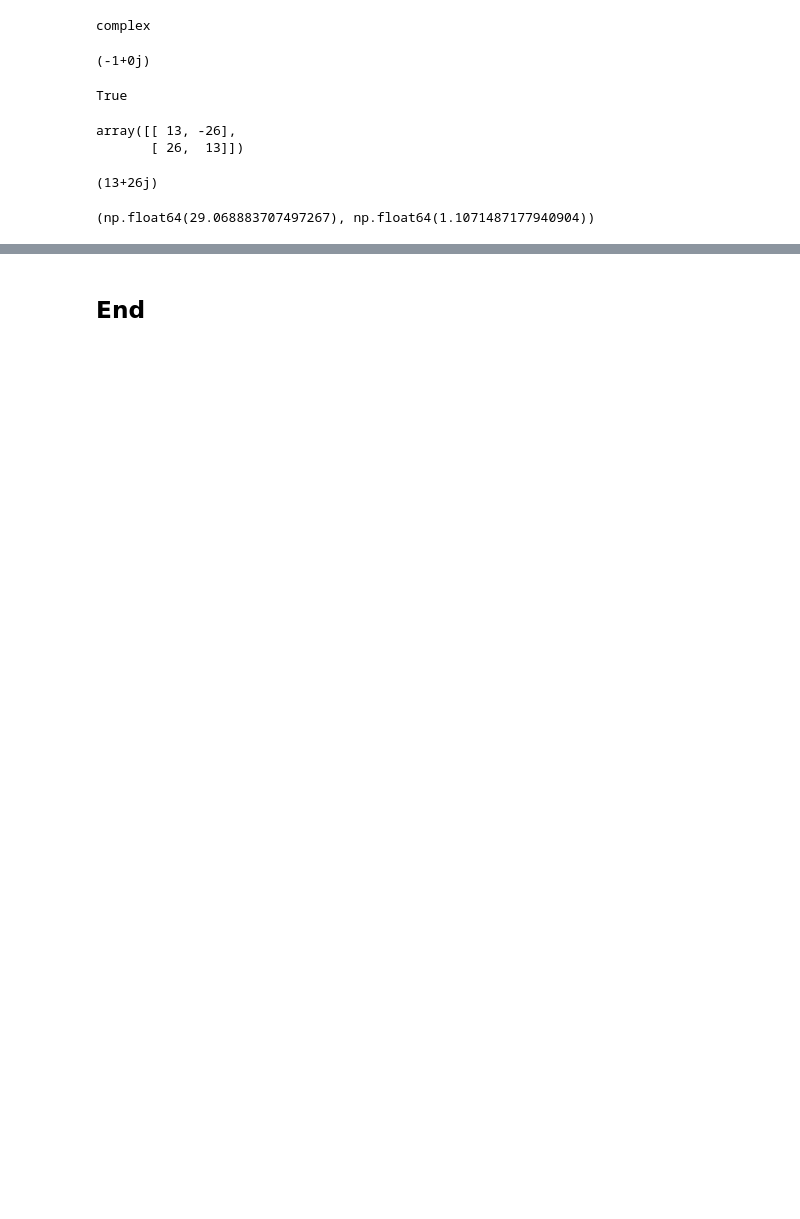
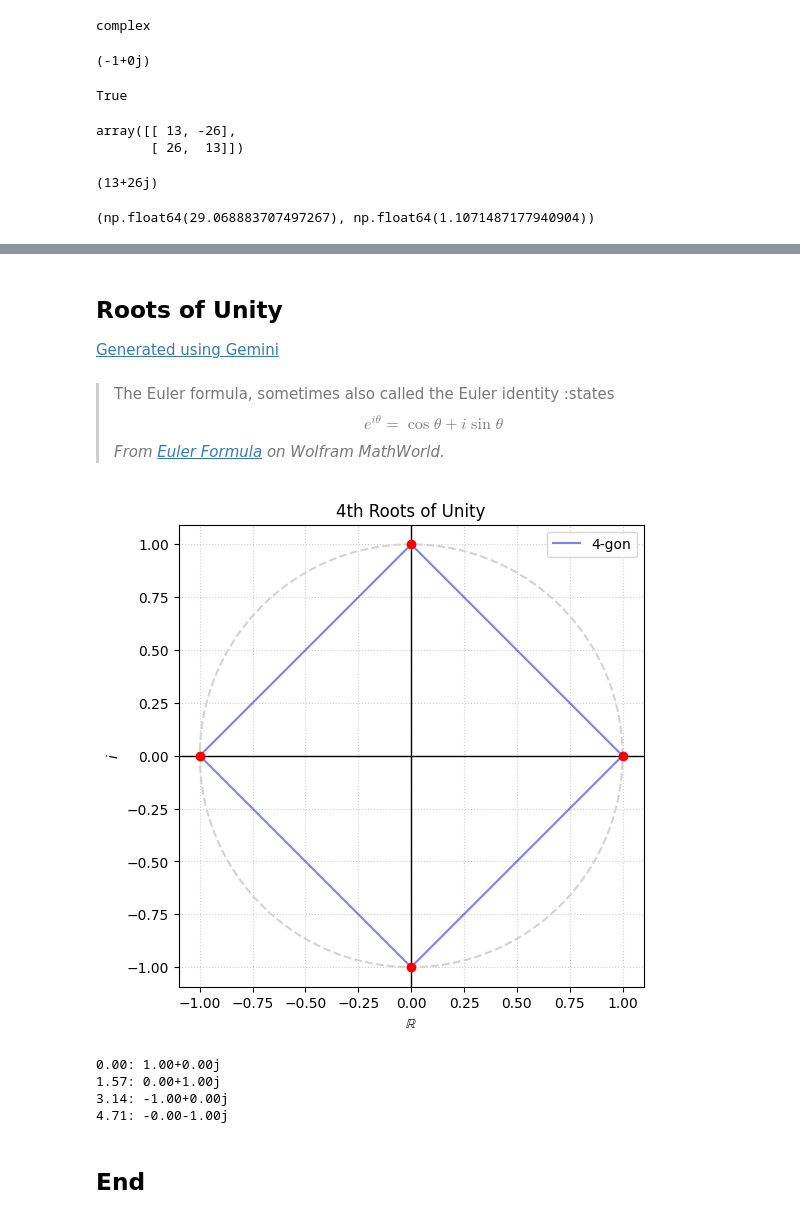
Before and after one commit to ianmcloughlin/emerging-technologies, a Jupyter notebook: notes/math.ipynb, the cells around one changed output, grey strips where cells are left out. Saved outputs shown, nothing was run; the diff lists cells and outputs as text; code cells hidden in the pictures; blank space fills up the shorter version.

Commit message:
Math updated

```diff
--- a/notes/math.ipynb
+++ b/notes/math.ipynb
@@ -770,2 +856,67 @@ plt.legend()
+# %% [markdown]
+## Roots of Unity
+
+[Generated using Gemini](https://gemini.google.com/share/3ab9e42b61a8)
+# %% [markdown]
+> The Euler formula, sometimes also called the Euler identity :states
+> $$e^{i \theta} = \cos \theta + i \sin \theta$$
+> *From [Euler Formula](https://mathworld.wolfram.com/EulerFormula.html) on Wolfram MathWorld.*
+# %%
+def plot_roots_of_unity(d):
+    # Calculate the angles (0 to 2*pi)
+    k = np.arange(d)
+    angles = 2 * np.pi * k / d
+
+    # Calculate real (x) and imaginary (y) parts
+    x = np.cos(angles)
+    y = np.sin(angles)
+
+    # Create the plot
+    plt.figure(figsize=(6, 6))
+
+    # Draw the unit circle for reference
+    circle_theta = np.linspace(0, 2*np.pi, 200)
+    plt.plot(np.cos(circle_theta), np.sin(circle_theta), color='lightgray', linestyle='--')
+
+    # Plot the roots
+    plt.scatter(x, y, color='red', zorder=5)
+
+    # Optionally draw lines from the origin or connect the roots
+    # To close the polygon, we append the first point to the end
+    x_poly = np.append(x, x[0])
+    y_poly = np.append(y, y[0])
+    plt.plot(x_poly, y_poly, 'b-', alpha=0.5, label=f'{d}-gon')
+
+    # Formatting the plane
+    plt.axhline(0, color='black', lw=1)
+    plt.axvline(0, color='black', lw=1)
+    plt.title(f'{d}th Roots of Unity')
+    plt.xlabel(r'$\mathbb{R}$')
+    plt.ylabel(r'$i$')
+    plt.axis('equal') # Keep the circle circular
+    plt.grid(True, linestyle=':', alpha=0.6)
+    plt.legend()
+
+    plt.show()
+
+# Example: Draw the 4th roots of unity
+plot_roots_of_unity(4)
+# %% [output]
+[figure, added]
+# %%
+# Number of roots.
+d = 4
+
+# Angles.
+angles = np.array([i * 2.0 * np.pi / d for i in range(d)])
+
+# Print.
+for theta in angles:
+  print(f'{theta:.2f}: {np.exp(1.0j * theta):.2f}')
+# %% [output]
+0.00: 1.00+0.00j
+1.57: 0.00+1.00j
+3.14: -1.00+0.00j
+4.71: -0.00-1.00j
 # %% [markdown]
 ## End
```
Also changed, not shown: parts of 28 cells of this notebook.
